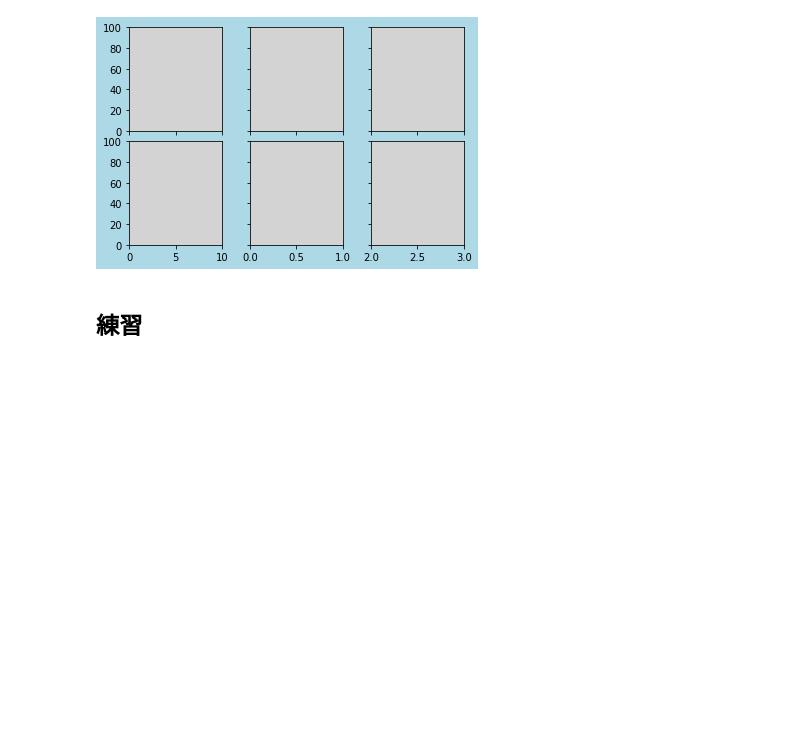
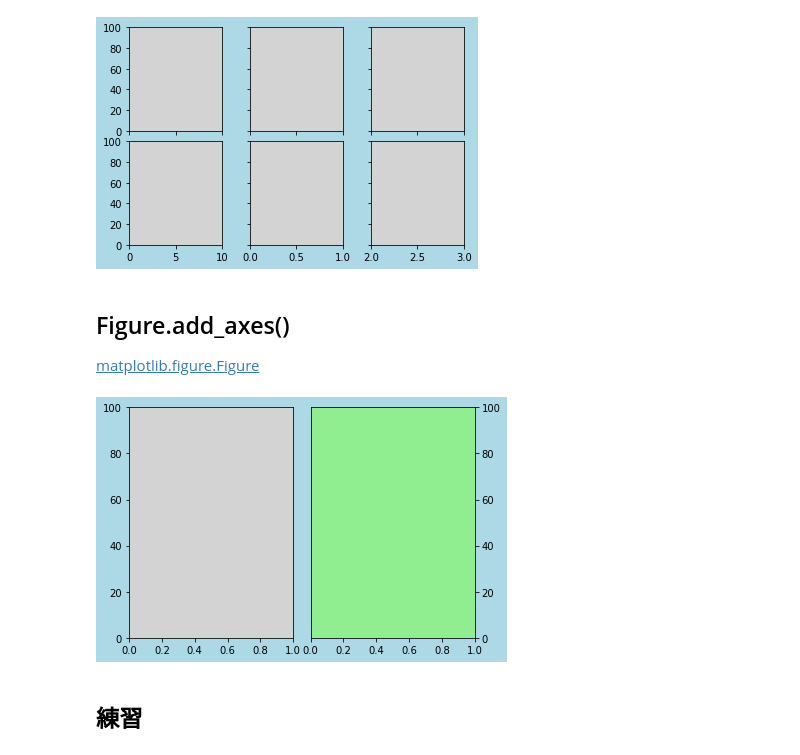
Before and after one commit to taronaldinho/hello_python, a Jupyter notebook: Pythonライブラリ紹介/matplotlib応用.ipynb, the cells around one changed output. Drawn from its saved outputs; the diff is of its cells as text; code cells hidden in the pictures; blank space fills up the shorter version.

```diff
--- a/Pythonライブラリ紹介/matplotlib応用.ipynb
+++ b/Pythonライブラリ紹介/matplotlib応用.ipynb
@@ -185,6 +217,25 @@ ax[0, 0].set_ylim(0, 100)  # 左上の Axes の y 軸の範囲を 0-100 に設
 plt.show()
 # %% [output]
 [figure]
+# %% [markdown]
+## Figure.add_axes()
+
+[matplotlib.figure.Figure](https://matplotlib.org/3.2.1/api/_as_gen/matplotlib.figure.Figure.html#matplotlib.figure.Figure.add_axes)
+# %%
+fig = plt.figure(facecolor="lightblue")
+
+# Figure 左下隅を原点に、座標 (0.1, 0.1) から幅 0.38、高さ 0.8 の Axes を作成
+ax1 = fig.add_axes((0.1, 0.1, 0.38, 0.8), facecolor="lightgray",
+                   ylim=(0, 100))
+
+# 座標 (0.52, 0.1) から幅 0.38、高さ 0.8 の Axes を作成
+ax2 = fig.add_axes((0.52, 0.1, 0.38, 0.8), facecolor="lightgreen",
+                   sharey=ax1)
+
+ax2.tick_params(left=False, right=True,            # 縦軸目盛を右側に表示
+                labelleft=False, labelright=True)  # 縦軸目盛ラベルを右側に表示
+# %% [output]
+[figure, added]
 # %% [markdown]
 ## 練習
 # %%
```
Also changed, not shown: parts of 20 cells of this notebook.
